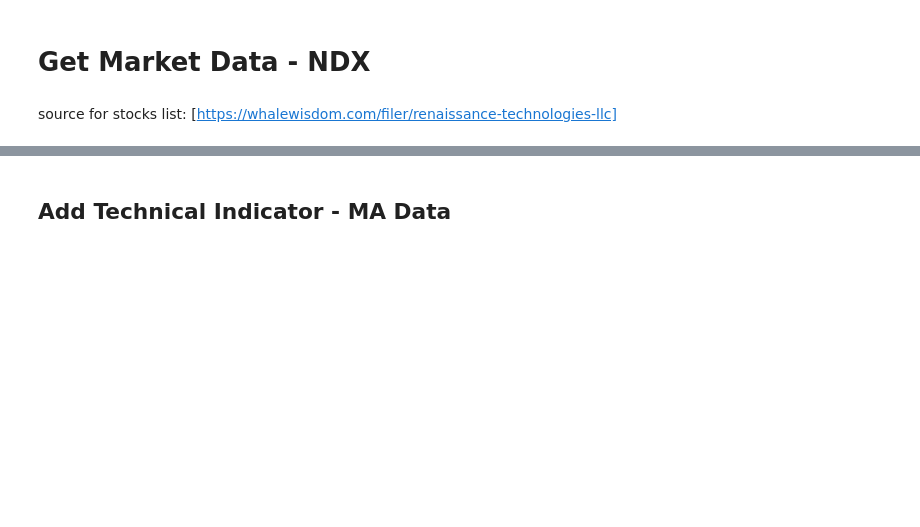
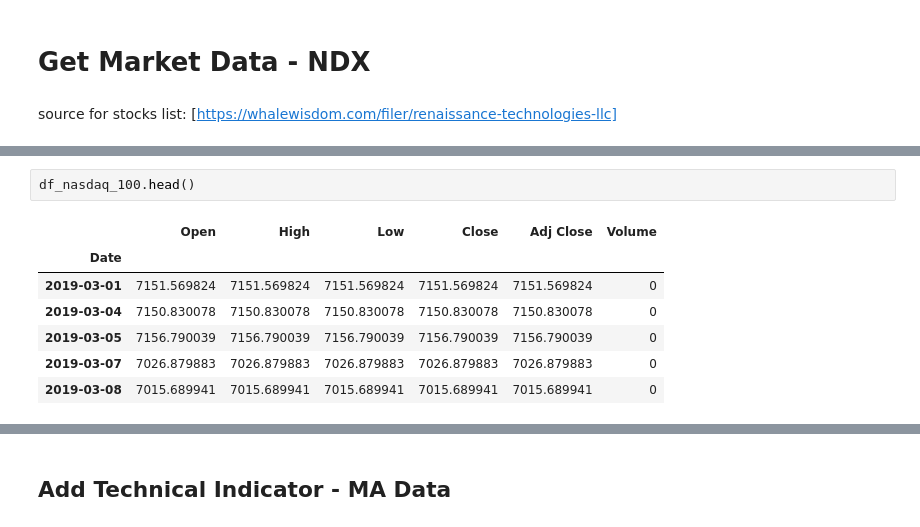
Before and after one commit to Sue-Mir/Module5_Capstone, a Jupyter notebook: Step1_GetData.ipynb, the cells around one changed output, grey strips where cells are left out. Drawn from its saved outputs; the diff is of its cells as text; blank space fills up the shorter version.

```diff
--- a/Step1_GetData.ipynb
+++ b/Step1_GetData.ipynb
@@ -59,0 +88,10 @@ df_nasdaq_100 = yf.download("NDX", start=start_date, end=end_date)
+# %%
+df_nasdaq_100.head()
+# %% [output]
+|  | Open | High | Low | Close | Adj Close | Volume |
+| Date |  |  |  |  |  |  |
+| 2019-03-01 | 7151.569824 | 7151.569824 | 7151.569824 | 7151.569824 | 7151.569824 | 0 |
+| 2019-03-04 | 7150.830078 | 7150.830078 | 7150.830078 | 7150.830078 | 7150.830078 | 0 |
+| 2019-03-05 | 7156.790039 | 7156.790039 | 7156.790039 | 7156.790039 | 7156.790039 | 0 |
+| 2019-03-07 | 7026.879883 | 7026.879883 | 7026.879883 | 7026.879883 | 7026.879883 | 0 |
+| 2019-03-08 | 7015.689941 | 7015.689941 | 7015.689941 | 7015.689941 | 7015.689941 | 0 |
```
Also changed, not shown: parts of 18 cells of this notebook, 3 other files.
